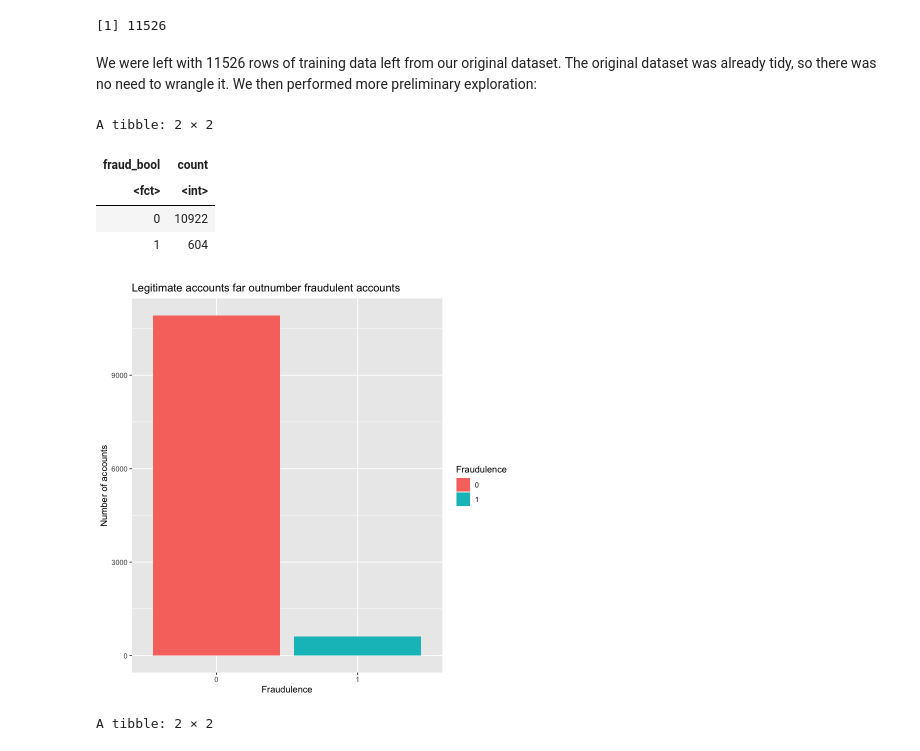
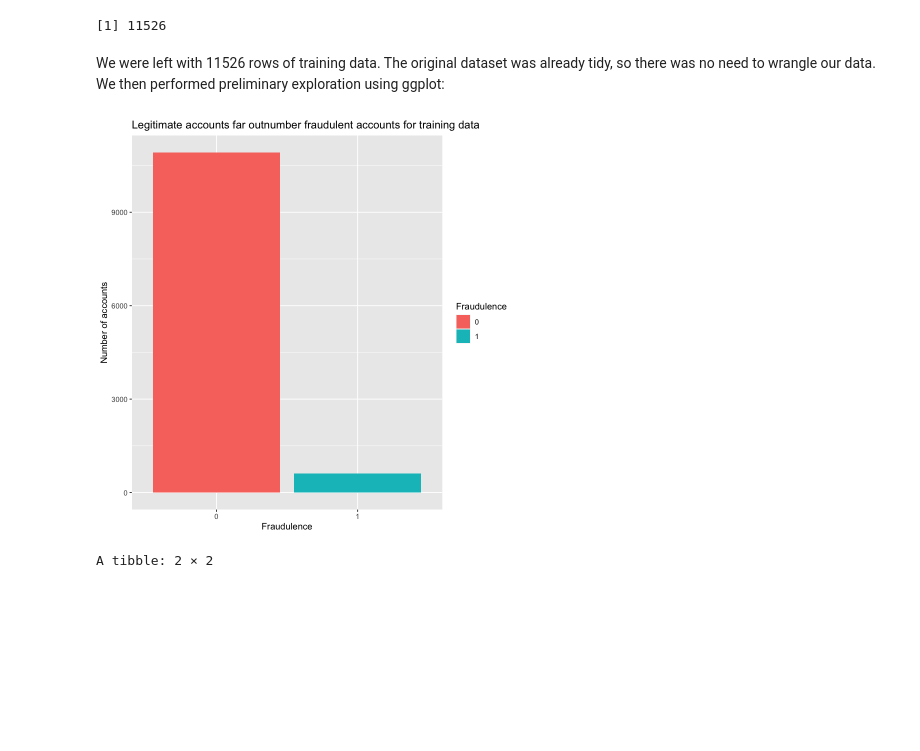
Before and after one commit to aqil18/DSCI100-Term-Project-2022W2, a Jupyter notebook: group_project_proposal.ipynb, the cells around one changed output. Cells and saved outputs as stored; diff of their text form; code cells hidden in the pictures; blank space fills up the shorter version.

```diff
--- a/group_project_proposal.ipynb
+++ b/group_project_proposal.ipynb
@@ -141,29 +143,23 @@ A tibble: 3843 × 7
 | 0 | 234 | 0.9 | 3 | 0.50941196 | 2.943703 | ... |
 [1] 11526
 # %% [markdown]
-We were left with 11526 rows of training data left from our original dataset. The original dataset was already tidy, so there was no need to wrangle it. We then performed more preliminary exploration:
+We were left with 11526 rows of training data. The original dataset was already tidy, so there was no need to wrangle our data. We then performed preliminary exploration using ggplot:
 # %%
-fraud_ratio <- fraud_train |>
+fraud_ratio_train <- fraud_train |>
     group_by(fraud_bool) |>
     summarize(count = n())
 
-fraud_ratio_plot <- fraud_ratio |>
+fraud_ratio_train_plot <- fraud_ratio_train |>
     ggplot(aes(x = fraud_bool, y = count, fill = fraud_bool)) +
     geom_bar(stat = "identity") +
     xlab("Fraudulence") +
     ylab("Number of accounts") +
     labs(fill = "Fraudulence") +
-    ggtitle("Legitimate accounts far outnumber fraudulent accounts")
+    ggtitle("Legitimate accounts far outnumber fraudulent accounts for training data")
 
-fraud_ratio
-fraud_ratio_plot
+fraud_ratio_train_plot
 # %% [output]
-A tibble: 2 × 2
-| fraud_bool | count |
-| <fct> | <int> |
-| 0 | 10922 |
-| 1 | 604 |
-[figure, old version]
+[figure, new version]
 # %%
 average_credit_risk_score <- fraud_train |>
     group_by(fraud_bool) |>
```
Also changed, not shown: parts of 9 cells of this notebook.
